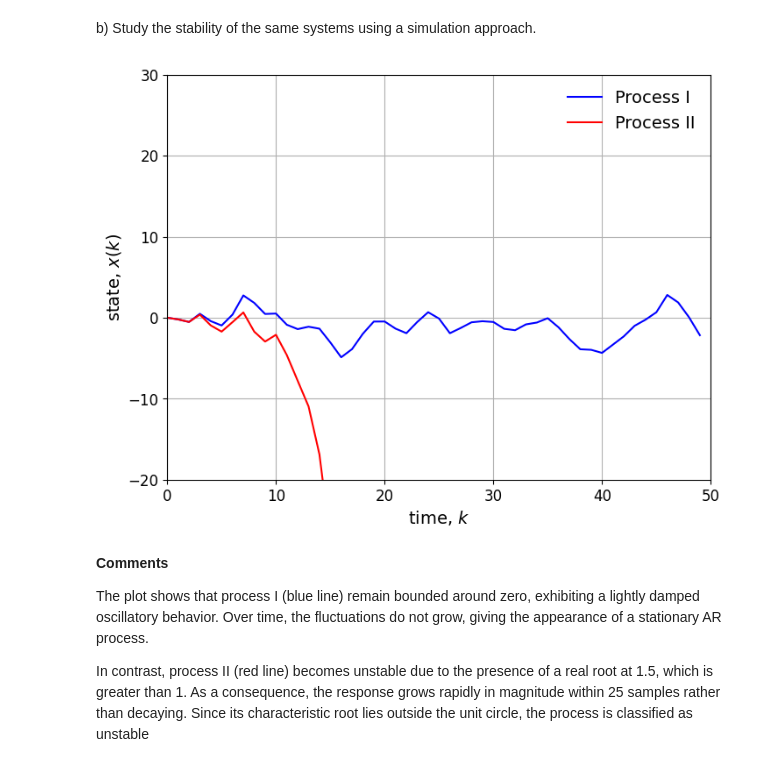
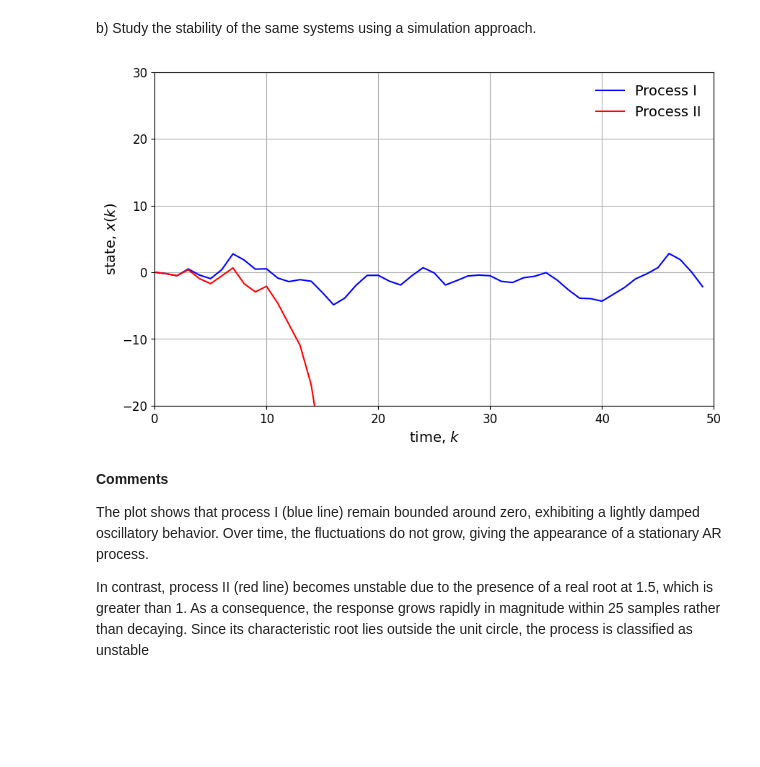
Before and after one commit to saulosgil/Disciplina_Modelagem-e-simula--o-de-sistemas, a Jupyter notebook: exercises/SE05/SE05_SauloGil.ipynb, the cells around one changed output. Saved outputs shown, nothing was run; the diff lists cells and outputs as text; code cells hidden in the pictures; blank space fills up the shorter version.

```diff
--- a/exercises/SE05/SE05_SauloGil.ipynb
+++ b/exercises/SE05/SE05_SauloGil.ipynb
@@ -52,38 +52,36 @@ N = int(Z/h)
 t = np.zeros(N)
 w = np.zeros(N)
 a = np.zeros(N)
 b = np.zeros(N)
 
 # AR processes
 for k in range(N):
     w[k] = np.sqrt(-2 * np.log(np.random.random_sample()))\
        * np.cos(2 * np.pi * np.random.random_sample())
     if (k >= 3):
         a[k] = w[k] + 3/2 * a[k-1] - a[k-2] + 1/4 * a[k-3]
         b[k] = w[k] + 3/2 * b[k-1] - 1/2 * b[k-2] + 3/4 * b[k-3]
     elif (k >= 2):
         a[k] = w[k] + 3/2 * a[k-1] - a[k-2]
         b[k] = w[k] + 3/2 * b[k-1] - 1/2 * b[k-2]
     elif (k >= 1):
         a[k] = w[k] + 3/2 * a[k-1]
         b[k] = w[k] + 3/2 * b[k-1]
     t[k] = h * k
 
 
 # Figure
-fig = plt.subplots()
-plt.rcParams["figure.figsize"] = (10,6)
-plt.rcParams["font.size"] = "12"
-plt.grid()
+plt.figure(figsize=(10, 6))
 plt.plot(t, a,"b-",label = "Process I")
 plt.plot(t, b,"r-",label = "Process II")
 plt.xlabel("time, $k$",fontsize=14)
 plt.ylabel(r"state, $x(k)$",fontsize=14)
 plt.legend(prop={"size":14},frameon=False)
 plt.axis([0, 50, -20, 30])
+plt.grid()
 plt.show()
 # %% [output]
-[figure, old version]
+[figure, new version]
 # %% [markdown]
 **Comments**
 
```
Also changed, not shown: parts of 6 cells of this notebook.
